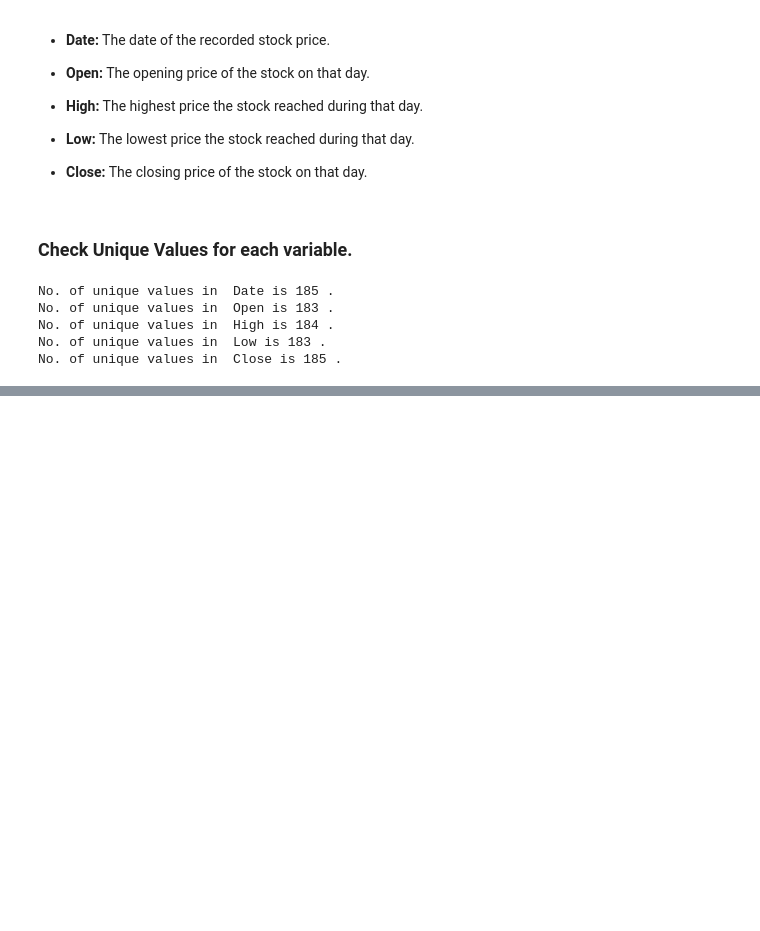
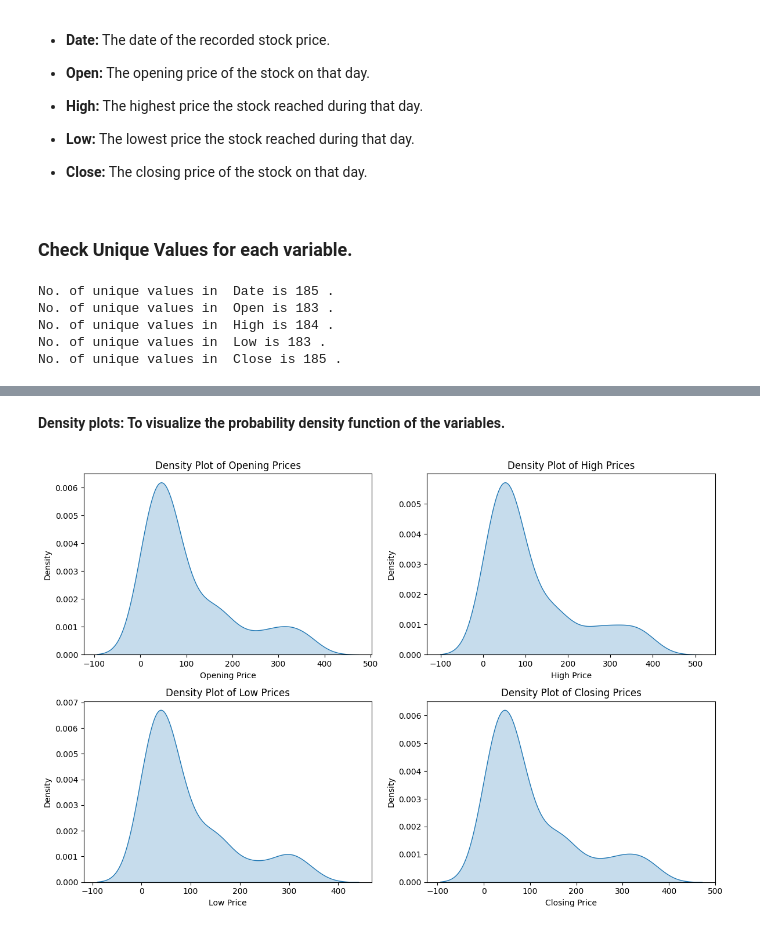
Before and after one commit to KRamBalaji/Stock-Closing-Price-Prediction, a Jupyter notebook: Stock_Closing_Price_Prediction.ipynb, the cells around one changed output, grey strips where cells are left out. Cells and saved outputs as stored; diff of their text form; code cells hidden in the pictures; blank space fills up the shorter version.

```diff
--- a/Stock_Closing_Price_Prediction.ipynb
+++ b/Stock_Closing_Price_Prediction.ipynb
@@ -222,0 +371,35 @@ No. of unique values in  Close is 185 .
+# %% [markdown]
+**Density plots: To visualize the probability density function of the variables.**
+# %%
+# Create subplots for each variable
+fig, axes = plt.subplots(2, 2, figsize=(12, 8))
+
+# Density plot for 'Open'
+sns.kdeplot(df['Open'], ax=axes[0, 0], fill=True)
+axes[0, 0].set_title('Density Plot of Opening Prices')
+axes[0, 0].set_xlabel('Opening Price')
+axes[0, 0].set_ylabel('Density')
+
+# Density plot for 'High'
+sns.kdeplot(df['High'], ax=axes[0, 1], fill=True)
+axes[0, 1].set_title('Density Plot of High Prices')
+axes[0, 1].set_xlabel('High Price')
+axes[0, 1].set_ylabel('Density')
+
+# Density plot for 'Low'
+sns.kdeplot(df['Low'], ax=axes[1, 0], fill=True)
+axes[1, 0].set_title('Density Plot of Low Prices')
+axes[1, 0].set_xlabel('Low Price')
+axes[1, 0].set_ylabel('Density')
+
+# Density plot for 'Close'
+sns.kdeplot(df['Close'], ax=axes[1, 1], fill=True)
+axes[1, 1].set_title('Density Plot of Closing Prices')
+axes[1, 1].set_xlabel('Closing Price')
+axes[1, 1].set_ylabel('Density')
+
+# Adjust layout and display the plot
+plt.tight_layout()
+plt.show()
+# %% [output]
+[figure, added]
```
Also changed, not shown: parts of 69 cells of this notebook.
